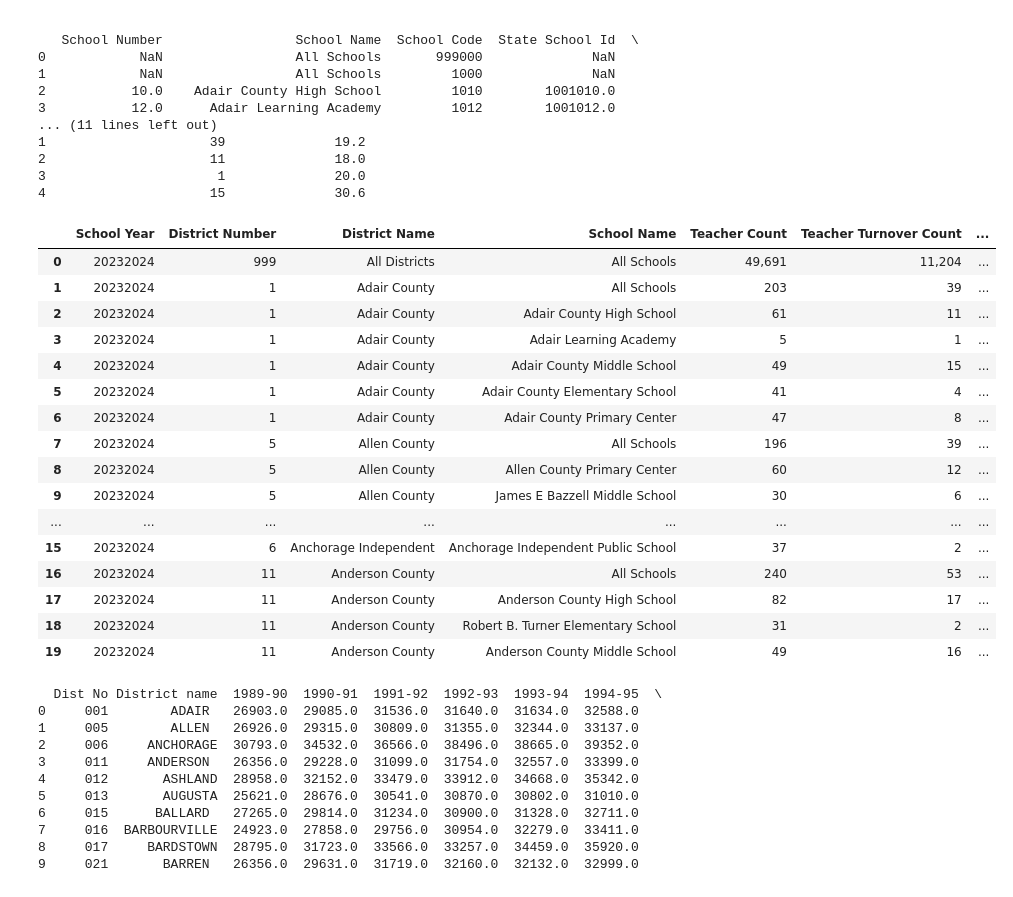
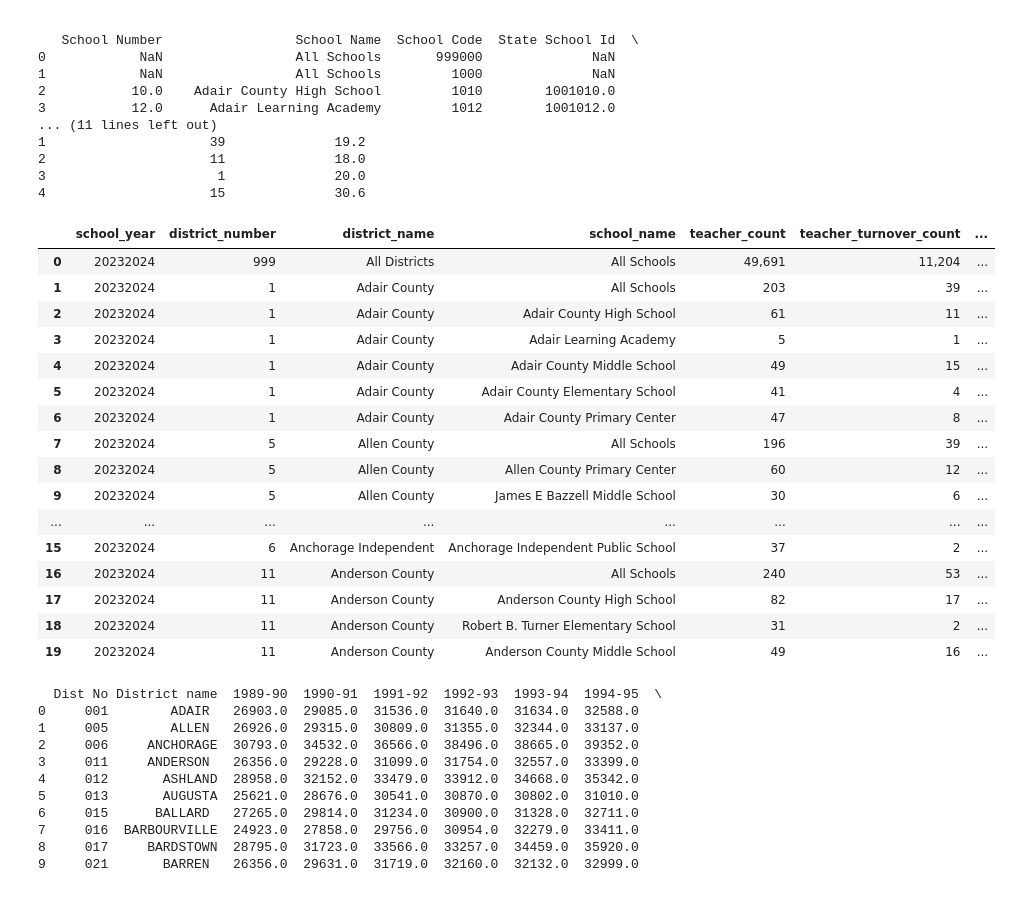
Before and after one commit to LucyHCollins/Teacher_Turnover, a Jupyter notebook: Teacher_Turnover.ipynb, the cells around one changed output. Saved outputs shown, nothing was run; the diff lists cells and outputs as text; code cells hidden in the pictures.

```diff
--- a/Teacher_Turnover.ipynb
+++ b/Teacher_Turnover.ipynb
@@ -82,0 +85,4 @@ df1.describe(
+# %%
+def clean_column_titles(df):
+    df.columns = df.columns.str.strip().str.lower().str.replace(' ', '_')
+    return df
@@ -172,9 +187,10 @@ print(df_Teacher_Turnover.head())
 # %%
 df_dropped_columns_Teacher_Turnover = df_Teacher_Turnover.drop(columns = ['County Number', 'County Name', 'School Number', 'School Code', 'School Type', 'CO-OP','CO-OP Code','NCES ID','State School Id', 'School Number', 'School Type'])
 # %%
+df_dropped_columns_Teacher_Turnover = clean_column_titles(df_dropped_columns_Teacher_Turnover)
 df_dropped_columns_Teacher_Turnover.head(20)
 # %% [output]
-|  | School Year | District Number | District Name | School Name | Teacher Count | Teacher Turnover Count | ... |
+|  | school_year | district_number | district_name | school_name | teacher_count | teacher_turnover_count | ... |
 | 0 | 20232024 | 999 | All Districts | All Schools | 49,691 | 11,204 | ... |
 | 1 | 20232024 | 1 | Adair County | All Schools | 203 | 39 | ... |
 | 2 | 20232024 | 1 | Adair County | Adair County High School | 61 | 11 | ... |
```
Also changed, not shown: parts of 15 cells of this notebook, 1 other file.
